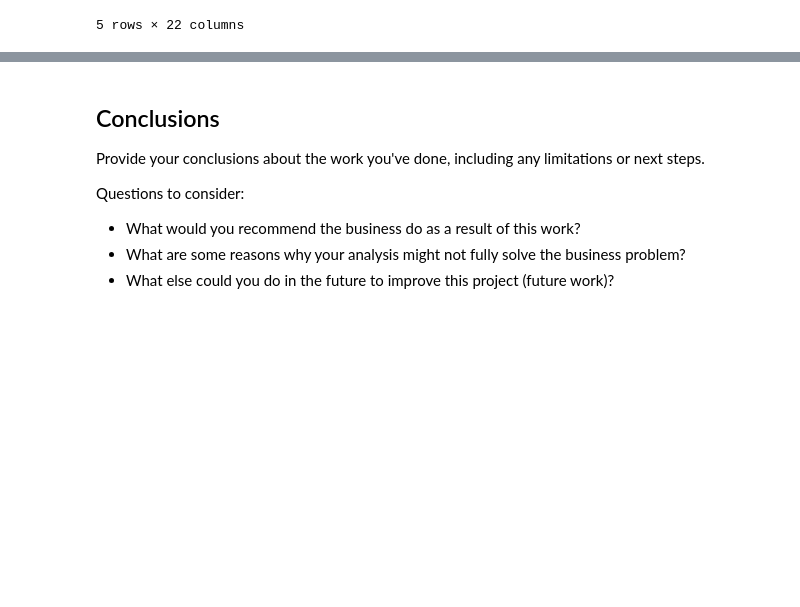
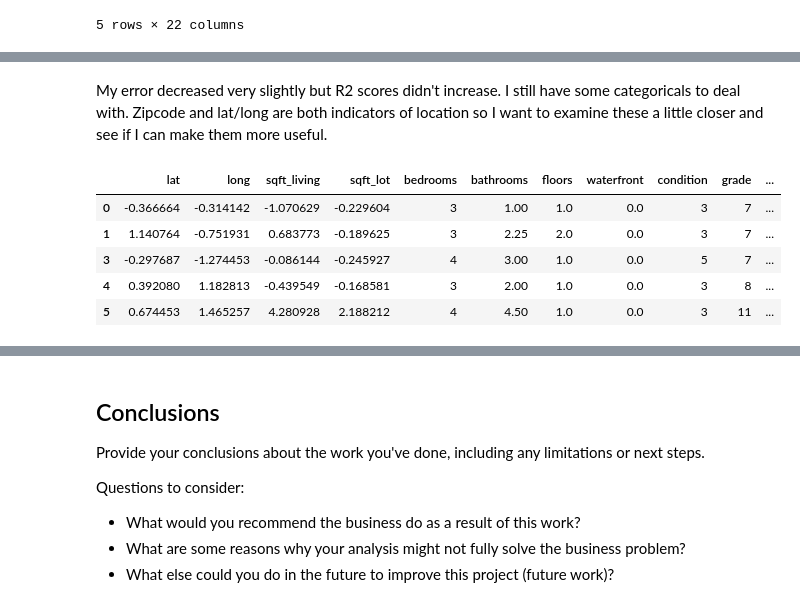
Before and after one commit to christisarv/linear-modeling-house-prices, a Jupyter notebook: Housing Data Model & Analysis.ipynb, the cells around one changed output, grey strips where cells are left out. Cells and saved outputs as stored; diff of their text form; code cells hidden in the pictures; blank space fills up the shorter version.

```diff
--- a/Housing Data Model & Analysis.ipynb
+++ b/Housing Data Model & Analysis.ipynb
@@ -350,0 +404,11 @@ Test R2: 0.6723032537279783
+# %% [markdown]
+My error decreased very slightly but R2 scores didn't increase. I still have some categoricals to deal with. Zipcode and lat/long are both indicators of location so I want to examine these a little closer and see if I can make them more useful.
+# %%
+new_X.head()
+# %% [output]
+|  | lat | long | sqft_living | sqft_lot | bedrooms | bathrooms | floors | waterfront | condition | grade | ... |
+| 0 | -0.366664 | -0.314142 | -1.070629 | -0.229604 | 3 | 1.00 | 1.0 | 0.0 | 3 | 7 | ... |
+| 1 | 1.140764 | -0.751931 | 0.683773 | -0.189625 | 3 | 2.25 | 2.0 | 0.0 | 3 | 7 | ... |
+| 3 | -0.297687 | -1.274453 | -0.086144 | -0.245927 | 4 | 3.00 | 1.0 | 0.0 | 5 | 7 | ... |
+| 4 | 0.392080 | 1.182813 | -0.439549 | -0.168581 | 3 | 2.00 | 1.0 | 0.0 | 3 | 8 | ... |
+| 5 | 0.674453 | 1.465257 | 4.280928 | 2.188212 | 4 | 4.50 | 1.0 | 0.0 | 3 | 11 | ... |
```
Also changed, not shown: parts of 11 cells of this notebook.
